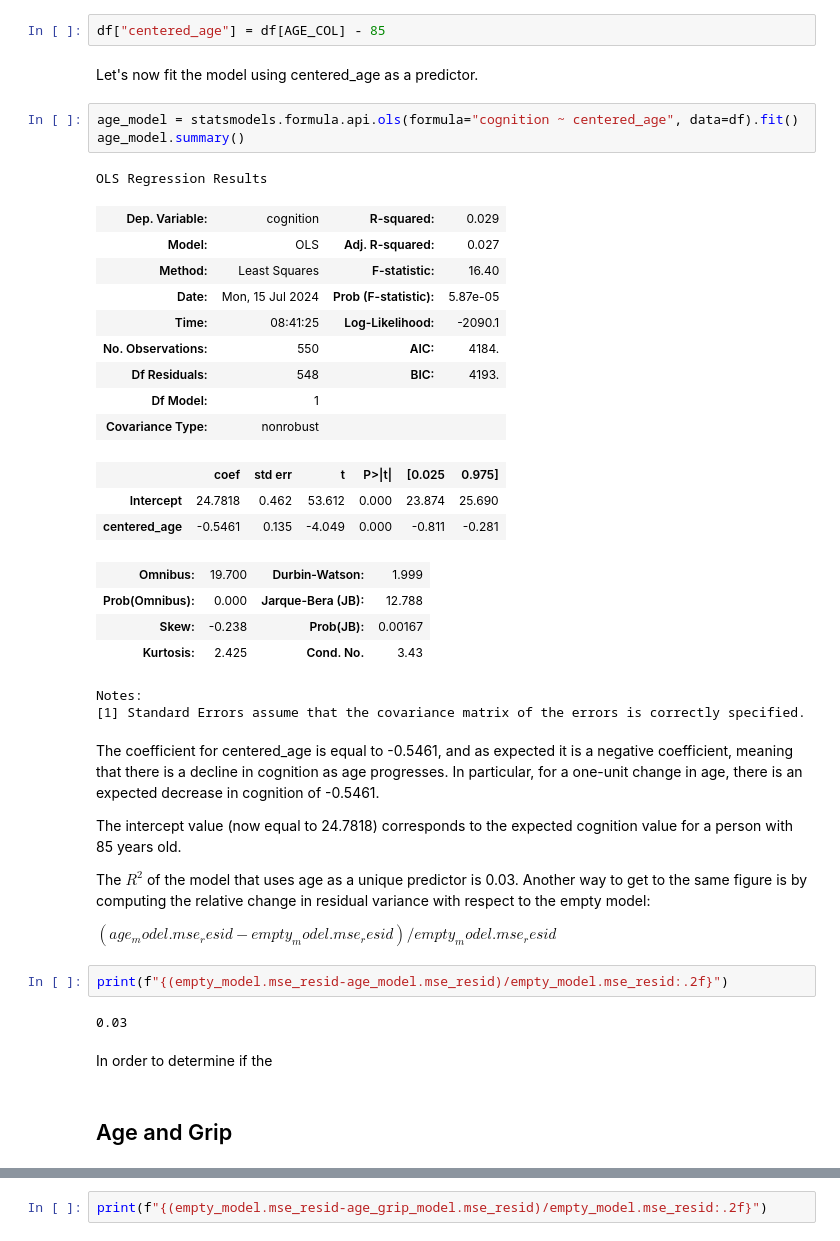
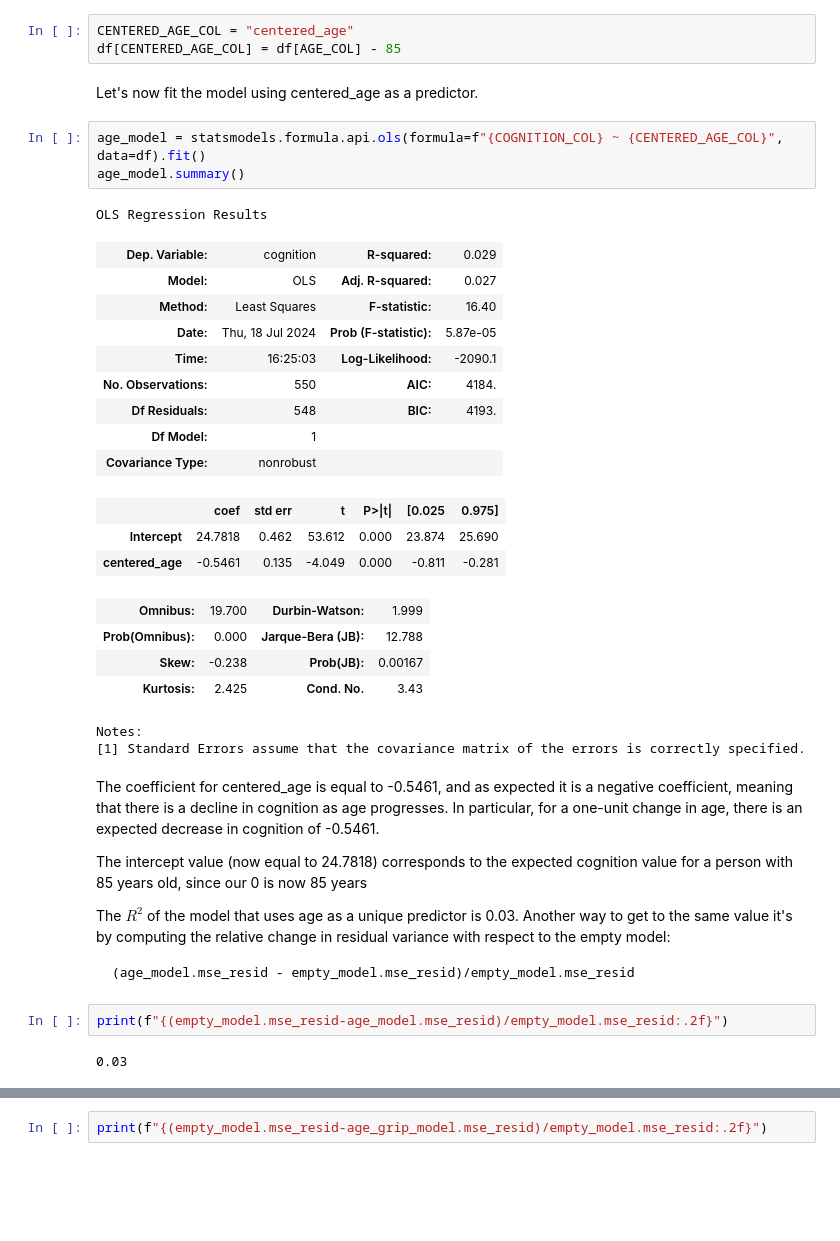
Before and after one commit to dado93/longitudinal-modeling, a Jupyter notebook: Chapters/02/02_Notebook.ipynb, the cells around one changed output, grey strips where cells are left out. Saved outputs shown, nothing was run; the diff lists cells and outputs as text; blank space fills up the shorter version.

````diff
--- a/Chapters/02/02_Notebook.ipynb
+++ b/Chapters/02/02_Notebook.ipynb
@@ -83,17 +98,18 @@ We substract this value to create a new variable named "centered_age", and we wi
 # %%
-df["centered_age"] = df[AGE_COL] - 85
+CENTERED_AGE_COL = "centered_age"
+df[CENTERED_AGE_COL] = df[AGE_COL] - 85
 # %% [markdown]
 Let's now fit the model using centered_age as a predictor.
 # %%
-age_model = statsmodels.formula.api.ols(formula="cognition ~ centered_age", data=df).fit()
+age_model = statsmodels.formula.api.ols(formula=f"{COGNITION_COL} ~ {CENTERED_AGE_COL}", data=df).fit()
 age_model.summary()
 # %% [output]
 OLS Regression Results
 | Dep. Variable: | cognition | R-squared: | 0.029 |
 | Model: | OLS | Adj. R-squared: | 0.027 |
 | Method: | Least Squares | F-statistic: | 16.40 |
-| Date: | Mon, 15 Jul 2024 | Prob (F-statistic): | 5.87e-05 |
-| Time: | 08:41:25 | Log-Likelihood: | -2090.1 |
+| Date: | Thu, 18 Jul 2024 | Prob (F-statistic): | 5.87e-05 |
+| Time: | 16:25:03 | Log-Likelihood: | -2090.1 |
 | No. Observations: | 550 | AIC: | 4184. |
 | Df Residuals: | 548 | BIC: | 4193. |
 | Df Model: | 1 |  |  |
@@ -110,18 +126,14 @@ Notes:
 # %% [markdown]
 The coefficient for centered_age is equal to -0.5461, and as expected it is a negative coefficient, meaning that there is a decline in cognition as age progresses. In particular, for a one-unit change in age, there is an expected decrease in cognition of -0.5461.
 
-The intercept value (now equal to 24.7818) corresponds to the expected cognition value for a person with 85 years old.
+The intercept value (now equal to 24.7818) corresponds to the expected cognition value for a person with 85 years old, since our 0 is now 85 years
 
-The $R^2$ of the model that uses age as a unique predictor is 0.03. Another way to get to the same figure is by computing the relative change in residual variance with respect to the empty model:
+The $R^2$ of the model that uses age as a unique predictor is 0.03. Another way to get to the same value it's by computing the relative change in residual variance with respect to the empty model:
 
-$
+```
 (age_model.mse_resid - empty_model.mse_resid)/empty_model.mse_resid
-$
+```
 # %%
 print(f"{(empty_model.mse_resid-age_model.mse_resid)/empty_model.mse_resid:.2f}")
 # %% [output]
 0.03
-# %% [markdown]
-In order to determine if the
-# %% [markdown]
-## Age and Grip
````
Also changed, not shown: parts of 28 cells of this notebook.
